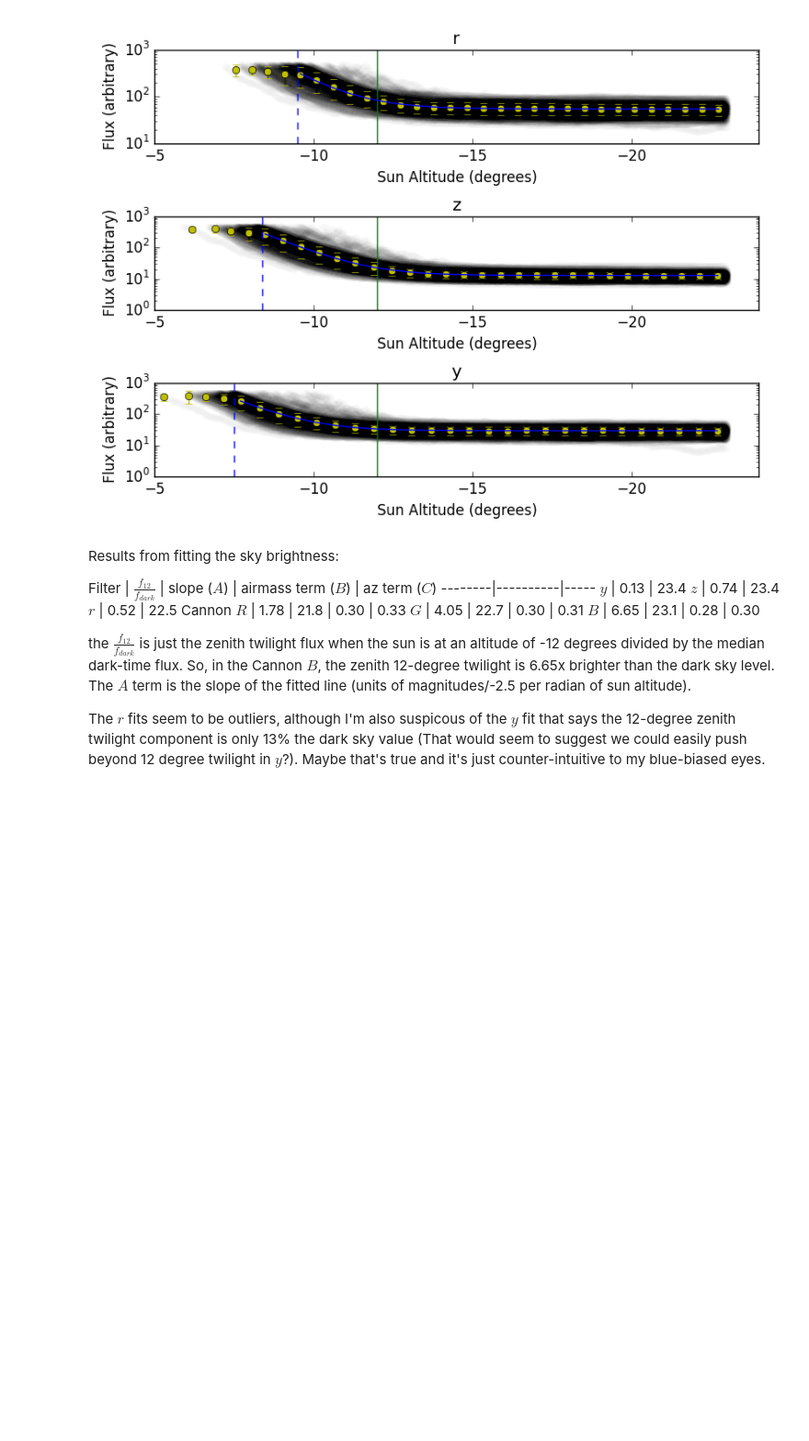
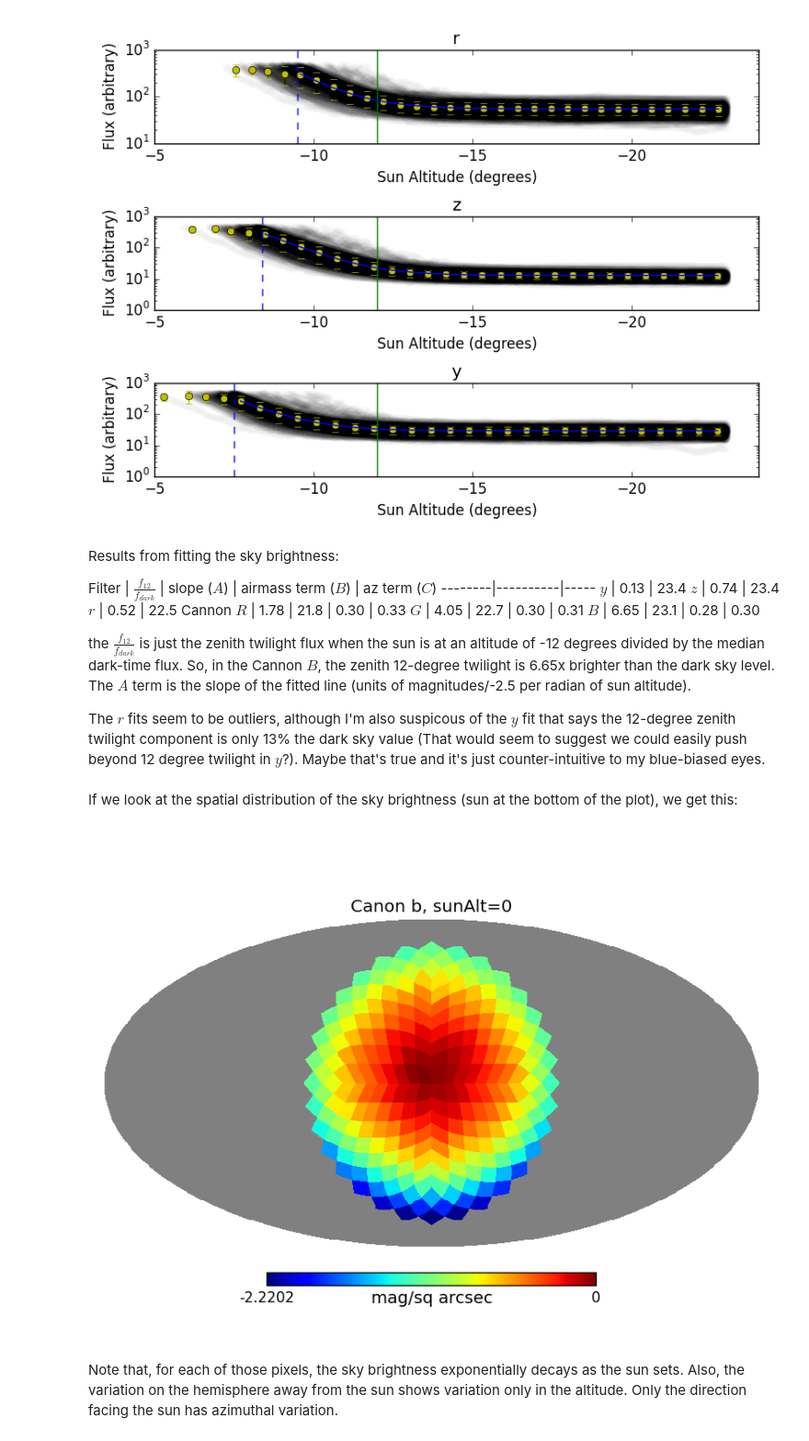
Before and after one commit to lsst-sims/legacy_sims_skybrightness, a Jupyter notebook: doc/TwilightFitting.ipynb, the cells around one changed output. Shown at 92% size. Saved outputs shown, nothing was run; the diff lists cells and outputs as text; code cells hidden in the pictures; blank space fills up the shorter version.

```diff
--- a/doc/TwilightFitting.ipynb
+++ b/doc/TwilightFitting.ipynb
@@ -65,3 +65,11 @@ $B$   | 6.65       | 23.1 | 0.28 | 0.30
 the $\frac{f_{12}}{f_{dark}}$ is just the zenith twilight flux when the sun is at an altitude of -12 degrees divided by the median dark-time flux. So, in the Cannon $B$, the zenith 12-degree twilight is 6.65x brighter than the dark sky level.  The $A$ term is the slope of the fitted line (units of magnitudes/-2.5 per radian of sun altitude).
 
 The $r$ fits seem to be outliers, although I'm also suspicous of the $y$ fit that says the 12-degree zenith twilight component is only 13% the dark sky value (That would seem to suggest we could easily push beyond 12 degree twilight in $y$?).  Maybe that's true and it's just counter-intuitive to my blue-biased eyes.
+# %% [markdown]
+If we look at the spatial distribution of the sky brightness (sun at the bottom of the plot), we get this:
+# %%
+Image(filename='../examples/Plots/magMap_b.png')
+# %% [output]
+[figure, added]
+# %% [markdown]
+Note that, for each of those pixels, the sky brightness exponentially decays as the sun sets.  Also, the variation on the hemisphere away from the sun shows variation only in the altitude.  Only the direction facing the sun has azimuthal variation.
```
